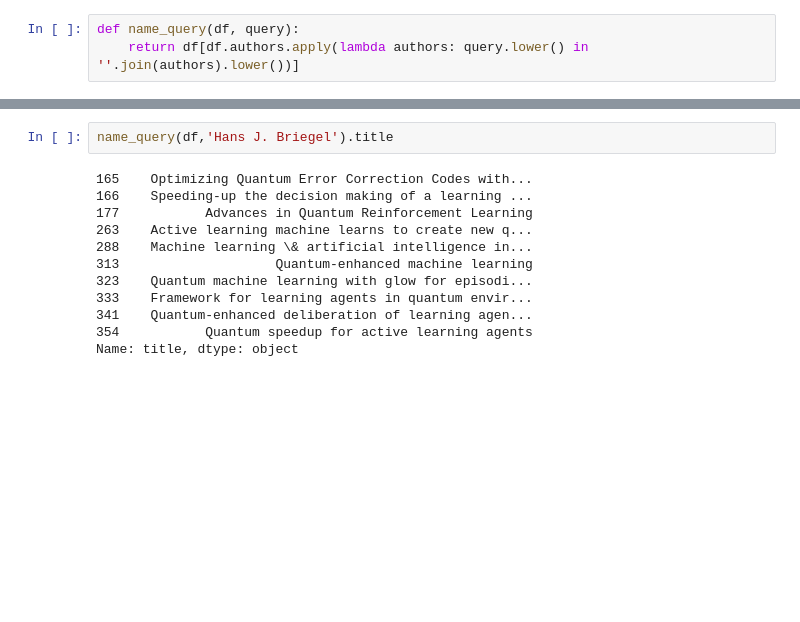
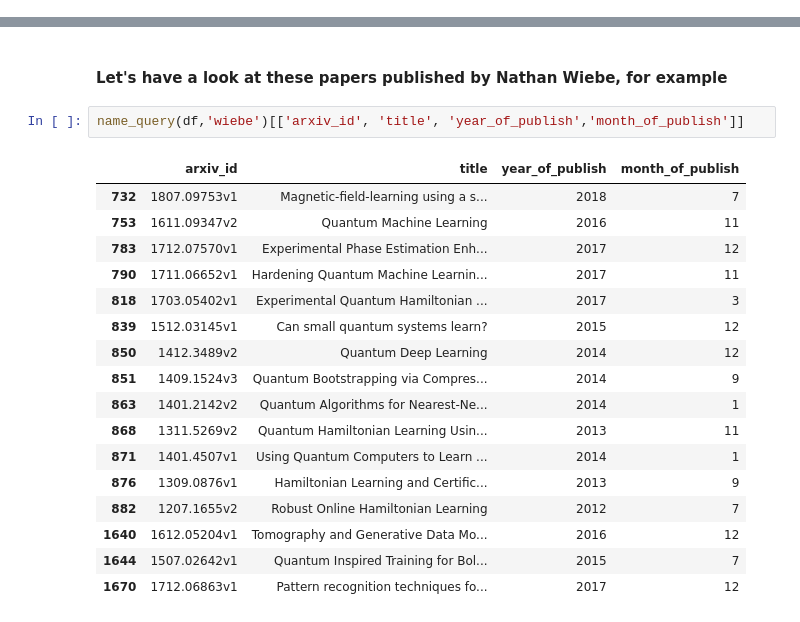
Before and after one commit to zengjk/pyaxv, a Jupyter notebook: arXiv_data_EDA.ipynb, the cells around one changed output, grey strips where cells are left out. Drawn from its saved outputs; the diff is of its cells as text; blank space fills up the shorter version.

```diff
--- a/arXiv_data_EDA.ipynb
+++ b/arXiv_data_EDA.ipynb
@@ -220,3 +0,0 @@ dtype: int64
-# %%
-def name_query(df, query):
-    return df[df.authors.apply(lambda authors: query.lower() in ''.join(authors).lower())]
@@ -223,14 +100,22 @@ def name_query(df, query):
+# %% [markdown]
+#### Let's have a look at these papers published by Nathan Wiebe, for example
 # %%
-name_query(df,'Hans J. Briegel').title
+name_query(df,'wiebe')[['arxiv_id', 'title', 'year_of_publish','month_of_publish']]
 # %% [output]
-165    Optimizing Quantum Error Correction Codes with...
-166    Speeding-up the decision making of a learning ...
-177           Advances in Quantum Reinforcement Learning
-263    Active learning machine learns to create new q...
-288    Machine learning \& artificial intelligence in...
-313                    Quantum-enhanced machine learning
-323    Quantum machine learning with glow for episodi...
-333    Framework for learning agents in quantum envir...
-341    Quantum-enhanced deliberation of learning agen...
-354           Quantum speedup for active learning agents
-Name: title, dtype: object
+|  | arxiv_id | title | year_of_publish | month_of_publish |
+| 732 | 1807.09753v1 | Magnetic-field-learning using a s... | 2018 | 7 |
+| 753 | 1611.09347v2 | Quantum Machine Learning | 2016 | 11 |
+| 783 | 1712.07570v1 | Experimental Phase Estimation Enh... | 2017 | 12 |
+| 790 | 1711.06652v1 | Hardening Quantum Machine Learnin... | 2017 | 11 |
+| 818 | 1703.05402v1 | Experimental Quantum Hamiltonian ... | 2017 | 3 |
+| 839 | 1512.03145v1 | Can small quantum systems learn? | 2015 | 12 |
+| 850 | 1412.3489v2 | Quantum Deep Learning | 2014 | 12 |
+| 851 | 1409.1524v3 | Quantum Bootstrapping via Compres... | 2014 | 9 |
+| 863 | 1401.2142v2 | Quantum Algorithms for Nearest-Ne... | 2014 | 1 |
+| 868 | 1311.5269v2 | Quantum Hamiltonian Learning Usin... | 2013 | 11 |
+| 871 | 1401.4507v1 | Using Quantum Computers to Learn ... | 2014 | 1 |
+| 876 | 1309.0876v1 | Hamiltonian Learning and Certific... | 2013 | 9 |
+| 882 | 1207.1655v2 | Robust Online Hamiltonian Learning | 2012 | 7 |
+| 1640 | 1612.05204v1 | Tomography and Generative Data Mo... | 2016 | 12 |
+| 1644 | 1507.02642v1 | Quantum Inspired Training for Bol... | 2015 | 7 |
+| 1670 | 1712.06863v1 | Pattern recognition techniques fo... | 2017 | 12 |
```
Also changed, not shown: parts of 44 cells of this notebook, 1 other file.
